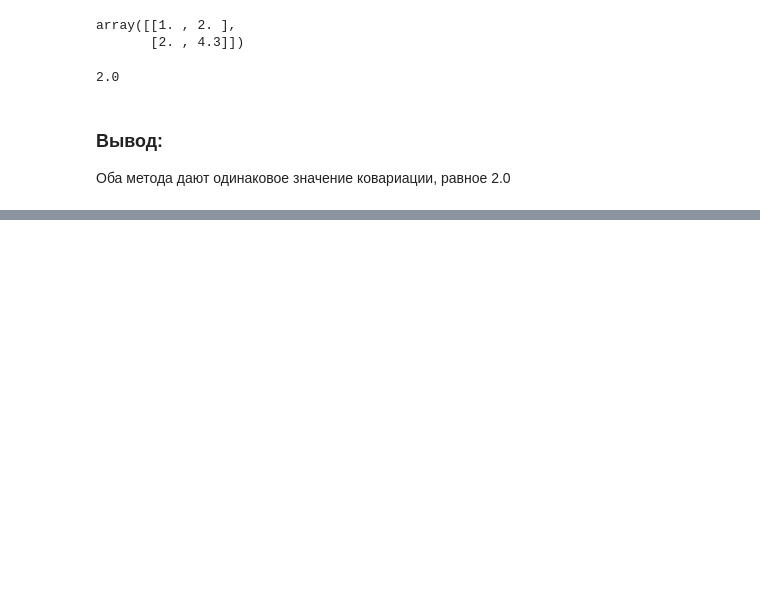
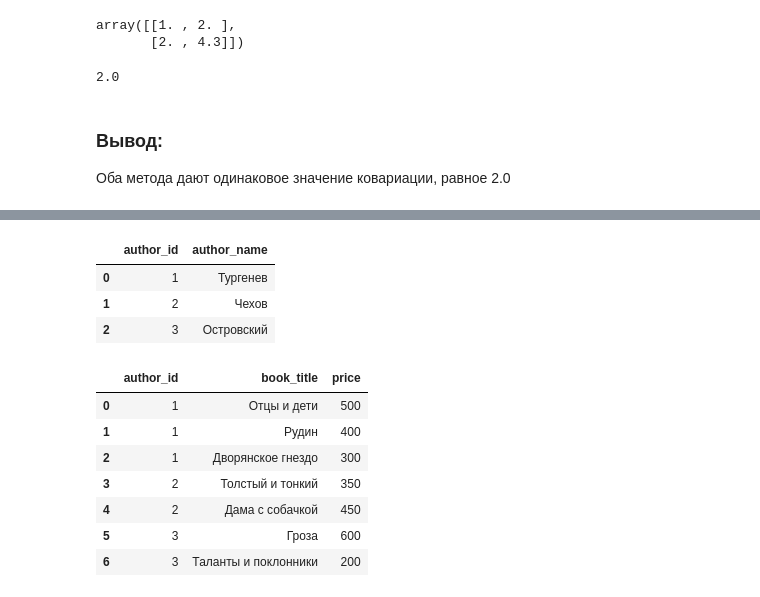
Before and after one commit to Chernaya-Nataliya/Python_Data_Science, a Jupyter notebook: PR_1/DZ1.ipynb, the cells around one changed output, grey strips where cells are left out. Drawn from its saved outputs; the diff is of its cells as text; code cells hidden in the pictures; blank space fills up the shorter version.

```diff
--- a/PR_1/DZ1.ipynb
+++ b/PR_1/DZ1.ipynb
@@ -90,0 +111,31 @@ cov_value
+# %%
+a = {
+    "author_id": [1, 2, 3],
+    "author_name": ['Тургенев', 'Чехов', 'Островский']
+}
+# Создаём датафрейм
+authors = pd.DataFrame(a)
+authors
+# %% [output]
+|  | author_id | author_name |
+| 0 | 1 | Тургенев |
+| 1 | 2 | Чехов |
+| 2 | 3 | Островский |
+# %%
+b = {
+    "author_id": [1, 1, 1, 2, 2, 3, 3],
+    "book_title": ['Отцы и дети', 'Рудин', 'Дворянское гнездо', 'Толстый и тонкий', 'Дама с собачкой', 'Гроза', 'Таланты и поклонники'],
+    "price": [500, 400, 300, 350, 450, 600, 200]
+}
+# Создаём датафрейм
+book = pd.DataFrame(b)
+book
+# %% [output]
+|  | author_id | book_title | price |
+| 0 | 1 | Отцы и дети | 500 |
+| 1 | 1 | Рудин | 400 |
+| 2 | 1 | Дворянское гнездо | 300 |
+| 3 | 2 | Толстый и тонкий | 350 |
+| 4 | 2 | Дама с собачкой | 450 |
+| 5 | 3 | Гроза | 600 |
+| 6 | 3 | Таланты и поклонники | 200 |
```
Also changed, not shown: parts of 17 cells of this notebook, 1 other file.
